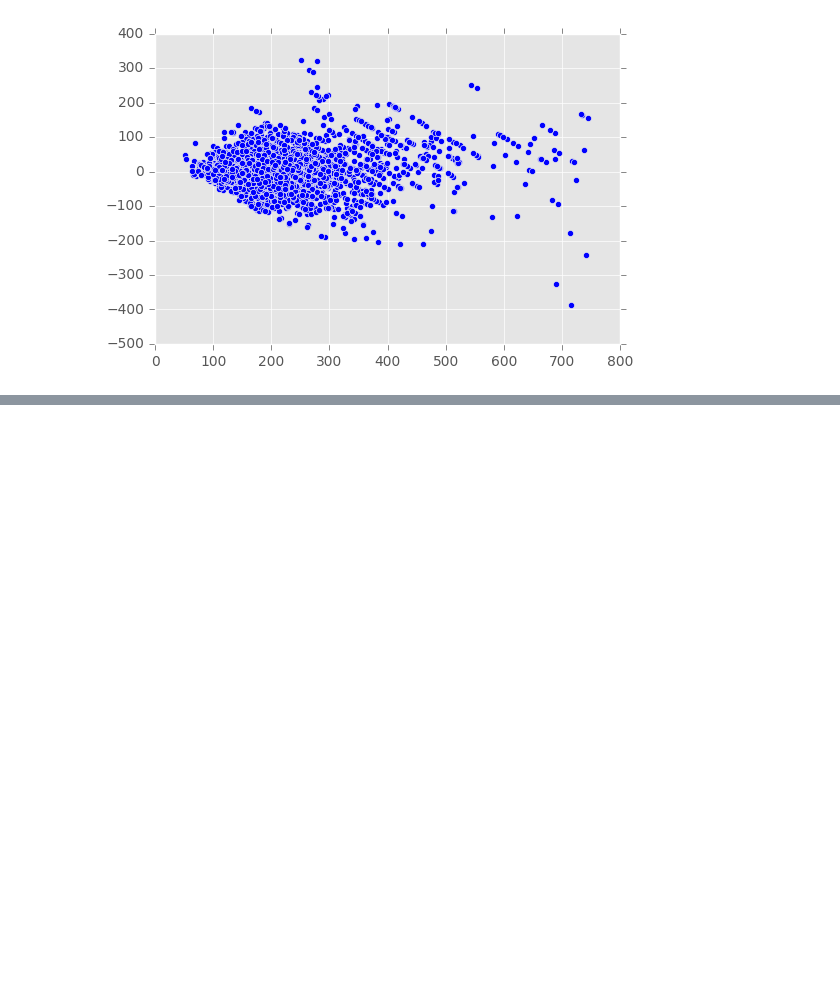
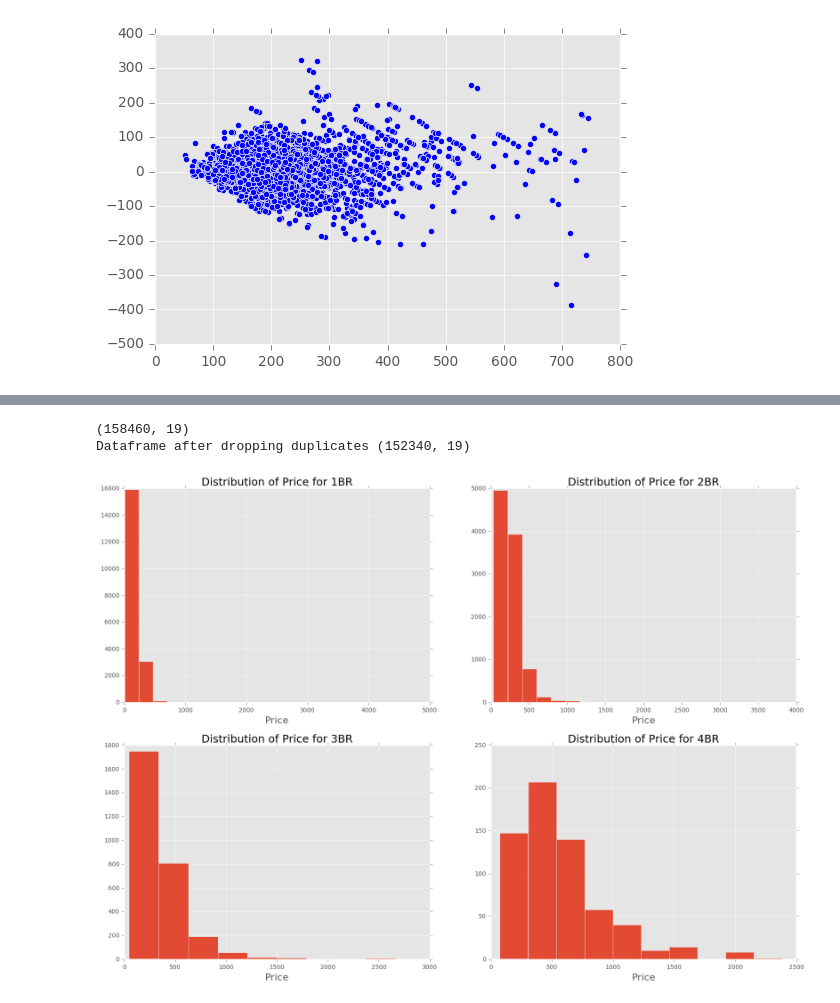
Before and after one commit to AndrewJeong89/airbnb_hackathon, a Jupyter notebook: airbnb_hackathon.ipynb, the cells around one changed output, grey strips where cells are left out. Cells and saved outputs as stored; diff of their text form; code cells hidden in the pictures; blank space fills up the shorter version.

```diff
--- a/airbnb_hackathon.ipynb
+++ b/airbnb_hackathon.ipynb
@@ -100,0 +314,40 @@ plt.show()
+# %%
+#created a function, do not need this anymore
+caldf16 = pd.read_csv('/Users/amishdalal/DSI-NYC-2/projects/projects-capstone/AirBnB/calendar_2016_agg_df_120716.csv',index_col=0)
+df16 = pd.merge(caldf16,listings_16df)
+print df16.shape
+
+#dropping any duplicates after the merge
+df16.drop_duplicates(inplace = True)
+print 'Dataframe after dropping duplicates',df16.shape
+
+occ16 = df16[(df16['room_type'].notnull()) & (df16['room_type']!='Shared room') & (df16['bedrooms'] < 5)]
+
+
+
+# #there should not be places that are 'occupied' more than 80% on a yearly level. The number might be a little lower
+# #but will weed out all places that are occuped by 80%. This might be that the room was blocked and not occupied by guests
+occ16_limit = (occ16['occ_yr%']<=80) & (occ16['occ_yr%']>=25)
+occ16 = occ16[occ16_limit]
+# #lets also limit to listings with at least 5 review
+num_reviews_limit = 0
+occ16 = occ16[occ16['number_of_reviews']>num_reviews_limit]
+
+
+occ16_1br_all = occ16[(occ16['bedrooms']==1)].copy()
+occ16_1br_all['revpar'] = (occ16_1br_all['avg_price'] * occ16_1br_all['occ%']/100)
+occ16_entire = occ16[(occ16['room_type']!='Private room')].copy()
+occ16_entire['bedrooms'].value_counts()
+#del occ16_entire['room_type']
+competitors = occ16_entire.groupby(['zipcode','neighbourhood','bedrooms'])['listing_id'].count().to_frame('num_comp')
+competitors.reset_index(inplace = True)
+
+occ16_entire = pd.merge(occ16_entire,competitors,on=['zipcode','neighbourhood','bedrooms'])
+occ16_entire = occ16_entire[occ16_entire['avg_price']!=0]
+# %% [output]
+(158460, 19)
+Dataframe after dropping duplicates (152340, 19)
+# %%
+histograms(occ16_entire)
+# %% [output]
+[figure, added]
```
Also changed, not shown: parts of 25 cells of this notebook, 7 other files.
